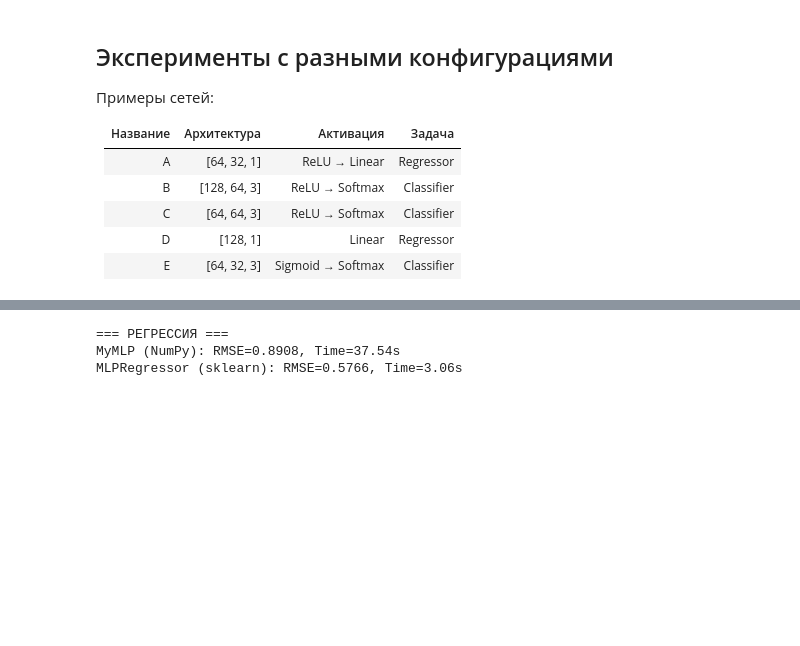
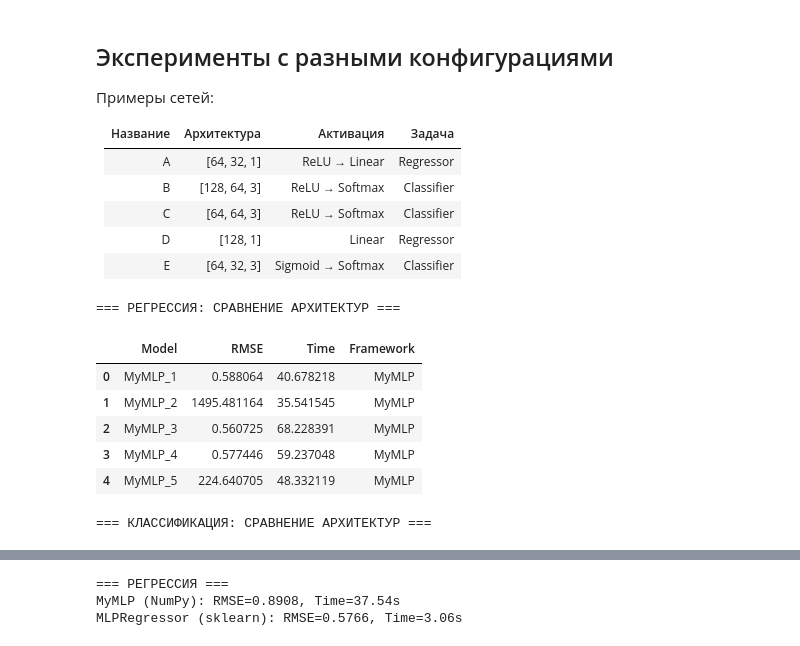
Before and after one commit to ann04ka/Labs, a Jupyter notebook: Lab2.ipynb, the cells around one changed output, grey strips where cells are left out. Drawn from its saved outputs; the diff is of its cells as text; code cells hidden in the pictures; blank space fills up the shorter version.

```diff
--- a/Lab2.ipynb
+++ b/Lab2.ipynb
@@ -215,0 +227,68 @@ preds = model.predict(X_test_reg).flatten()
+# %%
+print("=== РЕГРЕССИЯ: СРАВНЕНИЕ АРХИТЕКТУР ===")
+results_regression = []
+
+for name, layers in [
+    ('MyMLP_1', layer_configurations['regression']['MyMLP_1']),
+    ('MyMLP_2', layer_configurations['regression']['MyMLP_2']),
+    ('MyMLP_3', layer_configurations['regression']['MyMLP_3']),
+    ('MyMLP_4', layer_configurations['regression']['MyMLP_4']),
+    ('MyMLP_5', layer_configurations['regression']['MyMLP_5'])
+]:
+    model = MyMLP(
+        layers=layers,
+        activation='relu',
+        output_activation='linear',
+        loss='mse',
+        learning_rate=0.01,
+        batch_size=1,
+        epochs=20
+    )
+    rmse, duration = test_regression_model(MyMLP, dict(
+        layers=layers,
+        activation='relu',
+        output_activation='linear',
+        loss='mse',
+        learning_rate=0.01,
+        batch_size=1,
+        epochs=20
+    ), X_train_reg, y_train_reg, X_test_reg, y_test_reg)
+    results_regression.append({'Model': name, 'RMSE': rmse, 'Time': duration, 'Framework': 'MyMLP'})
+# %% [output]
+=== РЕГРЕССИЯ: СРАВНЕНИЕ АРХИТЕКТУР ===
+# %%
+import  pandas as pd
+
+regression = pd.DataFrame.from_dict(results_regression)
+
+regression
+# %% [output]
+|  | Model | RMSE | Time | Framework |
+| 0 | MyMLP_1 | 0.588064 | 40.678218 | MyMLP |
+| 1 | MyMLP_2 | 1495.481164 | 35.541545 | MyMLP |
+| 2 | MyMLP_3 | 0.560725 | 68.228391 | MyMLP |
+| 3 | MyMLP_4 | 0.577446 | 59.237048 | MyMLP |
+| 4 | MyMLP_5 | 224.640705 | 48.332119 | MyMLP |
+# %%
+print("\n=== КЛАССИФИКАЦИЯ: СРАВНЕНИЕ АРХИТЕКТУР ===")
+results_classification = []
+
+for name, layers in [
+    ('MyMLP_1', layer_configurations['classification']['MyMLP_1']),
+    ('MyMLP_2', layer_configurations['classification']['MyMLP_2']),
+    ('MyMLP_3', layer_configurations['classification']['MyMLP_3']),
+    ('MyMLP_4', layer_configurations['classification']['MyMLP_4']),
+    ('MyMLP_5', layer_configurations['classification']['MyMLP_5'])
+]:
+    rmse, duration = test_classification_model(MyMLP, dict(
+        layers=layers,
+        activation='relu',
+        output_activation='softmax',
+        loss='cross_entropy',
+        learning_rate=0.01,
+        batch_size=1,
+        epochs=20
+    ), X_train_clf, y_train_clf, X_test_clf, y_test_clf)
+    results_classification.append({'Model': name, 'Accuracy': rmse, 'Time': duration, 'Framework': 'MyMLP'})
+# %% [output]
+=== КЛАССИФИКАЦИЯ: СРАВНЕНИЕ АРХИТЕКТУР ===
```
Also changed, not shown: parts of 7 cells of this notebook.
